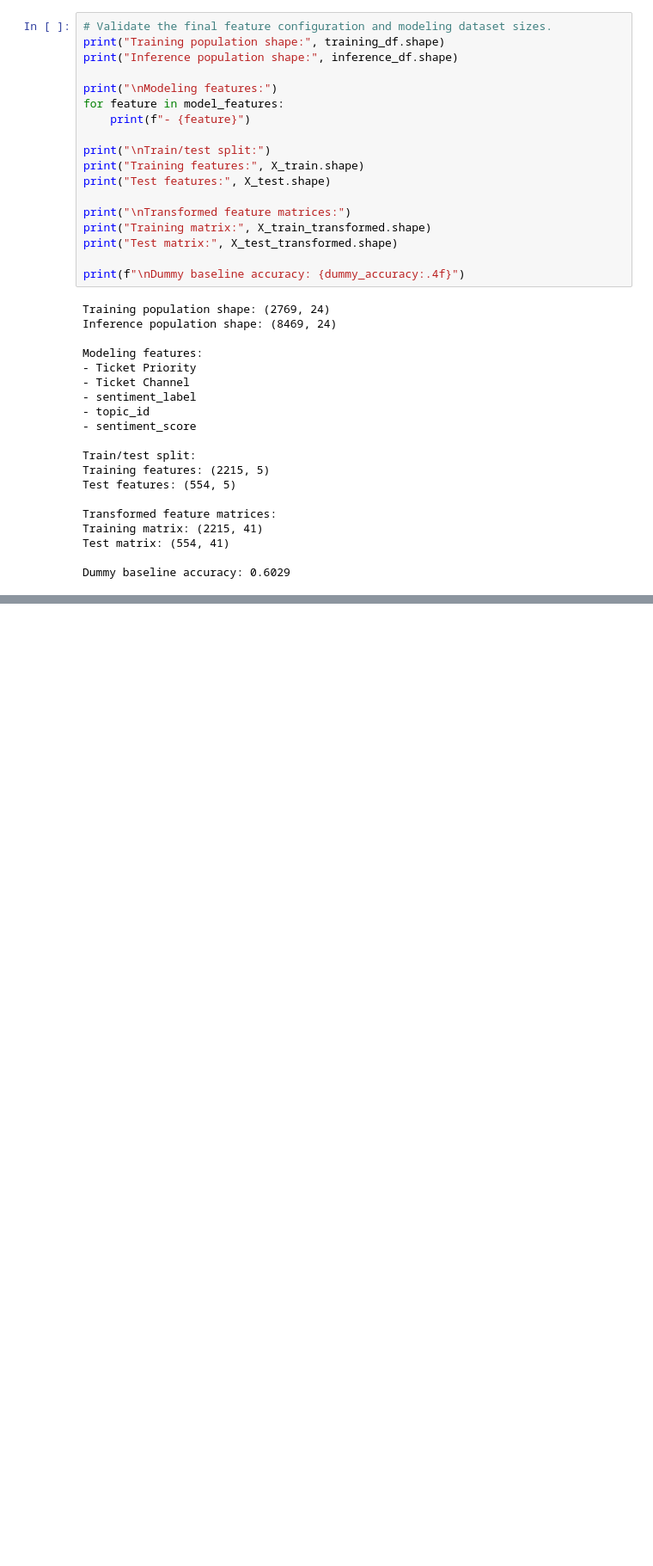
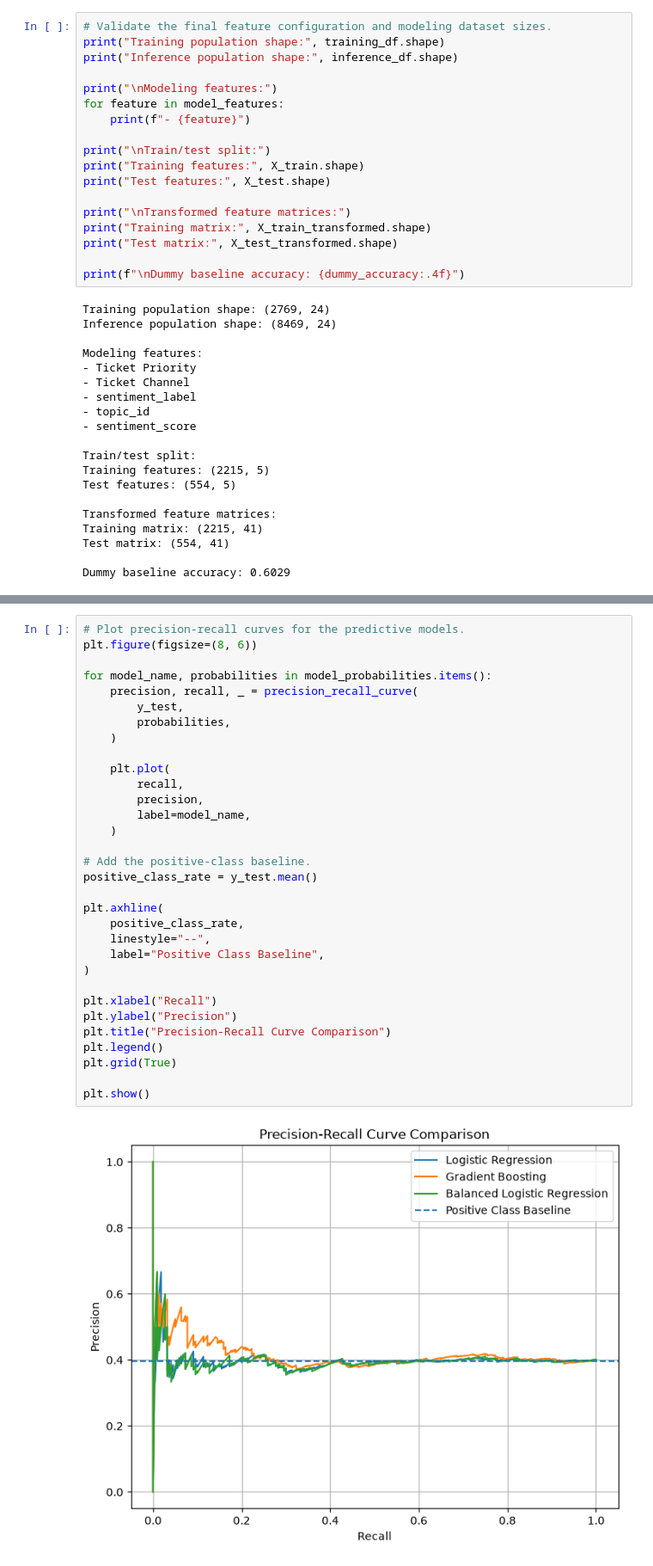
Before and after one commit to roshitha-nair/ai-customer-support-analytics, a Jupyter notebook: notebooks/04_dissatisfaction_risk.ipynb, the cells around one changed output, grey strips where cells are left out. Shown at 86% size. Cells and saved outputs as stored; diff of their text form; blank space fills up the shorter version.

Commit message:
feat: train and evaluate dissatisfaction risk model

```diff
--- a/notebooks/04_dissatisfaction_risk.ipynb
+++ b/notebooks/04_dissatisfaction_risk.ipynb
@@ -829,0 +1097,34 @@ Dummy baseline accuracy: 0.6029
+# %%
+# Plot precision-recall curves for the predictive models.
+plt.figure(figsize=(8, 6))
+
+for model_name, probabilities in model_probabilities.items():
+    precision, recall, _ = precision_recall_curve(
+        y_test,
+        probabilities,
+    )
+
+    plt.plot(
+        recall,
+        precision,
+        label=model_name,
+    )
+
+# Add the positive-class baseline.
+positive_class_rate = y_test.mean()
+
+plt.axhline(
+    positive_class_rate,
+    linestyle="--",
+    label="Positive Class Baseline",
+)
+
+plt.xlabel("Recall")
+plt.ylabel("Precision")
+plt.title("Precision-Recall Curve Comparison")
+plt.legend()
+plt.grid(True)
+
+plt.show()
+# %% [output]
+[figure, added]
```
Also changed, not shown: parts of 28 cells of this notebook, 3 other files.
